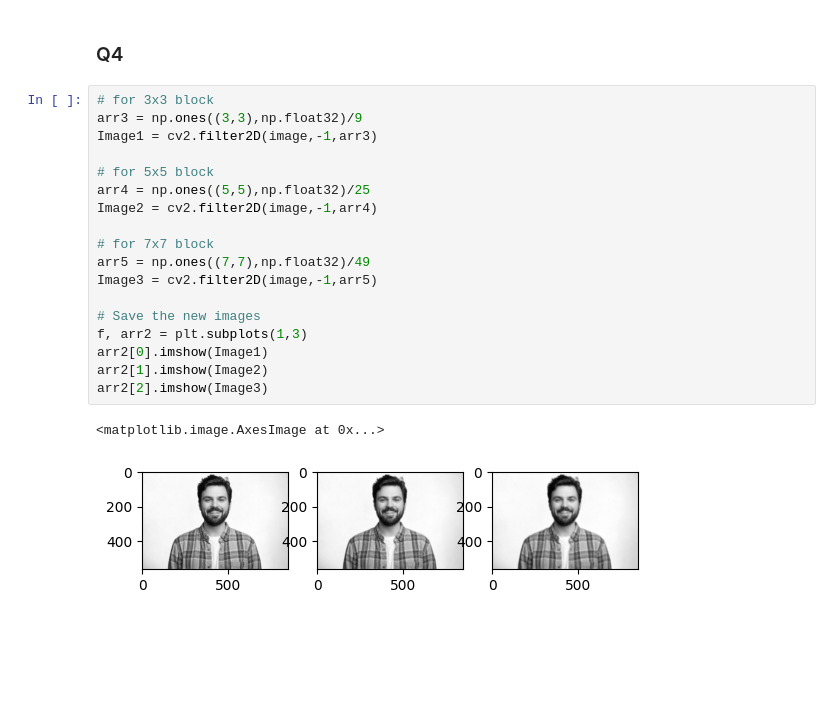
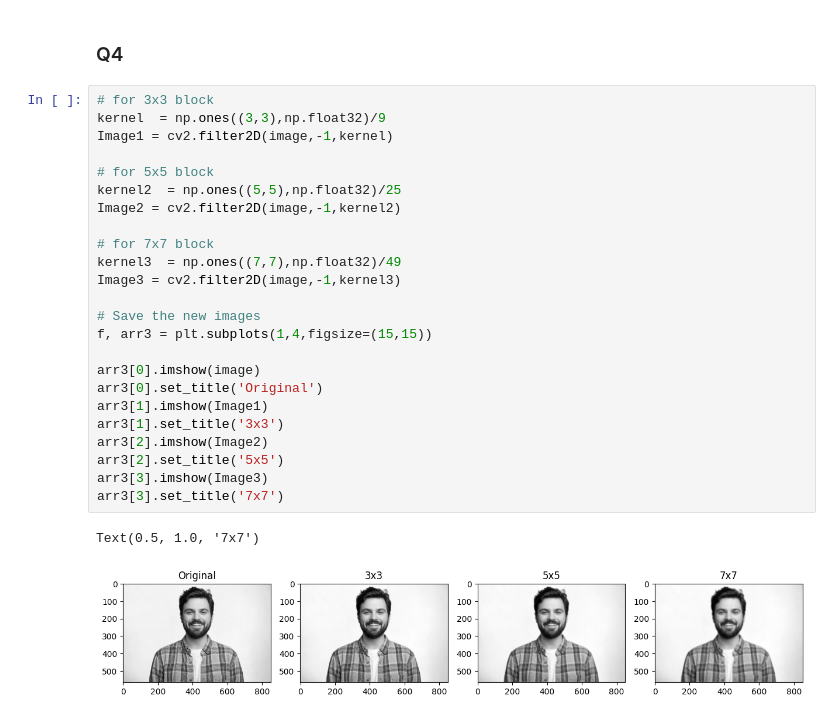
Before and after one commit to ManojBD/EE7204_Assignment01_3318, a Jupyter notebook: TakeHomeAssignment_01.ipynb, the cells around one changed output. Saved outputs shown, nothing was run; the diff lists cells and outputs as text; blank space fills up the shorter version.

```diff
--- a/TakeHomeAssignment_01.ipynb
+++ b/TakeHomeAssignment_01.ipynb
@@ -86,22 +92,28 @@ Text(0.5, 1.0, '90 degrees rotation')
 ### Q4
 # %%
 # for 3x3 block
-arr3 = np.ones((3,3),np.float32)/9
-Image1 = cv2.filter2D(image,-1,arr3)
+kernel  = np.ones((3,3),np.float32)/9
+Image1 = cv2.filter2D(image,-1,kernel)
 
 # for 5x5 block
-arr4 = np.ones((5,5),np.float32)/25
-Image2 = cv2.filter2D(image,-1,arr4)
+kernel2  = np.ones((5,5),np.float32)/25
+Image2 = cv2.filter2D(image,-1,kernel2)
 
 # for 7x7 block
-arr5 = np.ones((7,7),np.float32)/49
-Image3 = cv2.filter2D(image,-1,arr5)
+kernel3  = np.ones((7,7),np.float32)/49
+Image3 = cv2.filter2D(image,-1,kernel3)
 
 # Save the new images
-f, arr2 = plt.subplots(1,3)
-arr2[0].imshow(Image1)
-arr2[1].imshow(Image2)
-arr2[2].imshow(Image3)
+f, arr3 = plt.subplots(1,4,figsize=(15,15))
+
+arr3[0].imshow(image)
+arr3[0].set_title('Original')
+arr3[1].imshow(Image1)
+arr3[1].set_title('3x3')
+arr3[2].imshow(Image2)
+arr3[2].set_title('5x5')
+arr3[3].imshow(Image3)
+arr3[3].set_title('7x7')
 # %% [output]
-<matplotlib.image.AxesImage at 0x...>
+Text(0.5, 1.0, '7x7')
-[figure, old version]
+[figure, new version]
```
Also changed, not shown: parts of 4 cells of this notebook.
